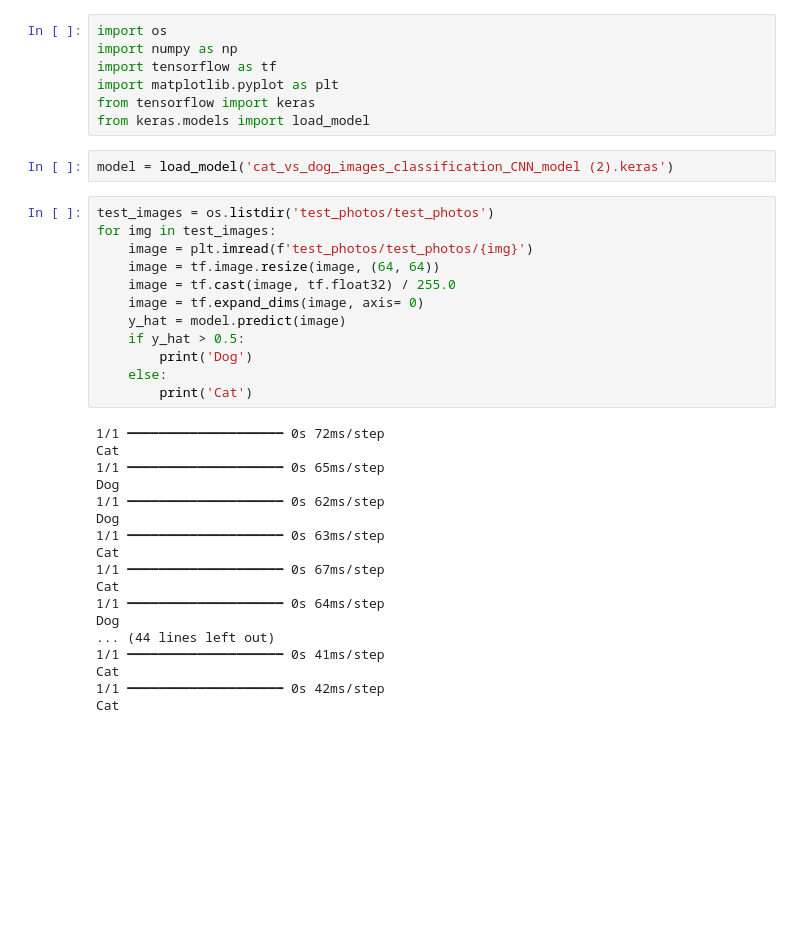
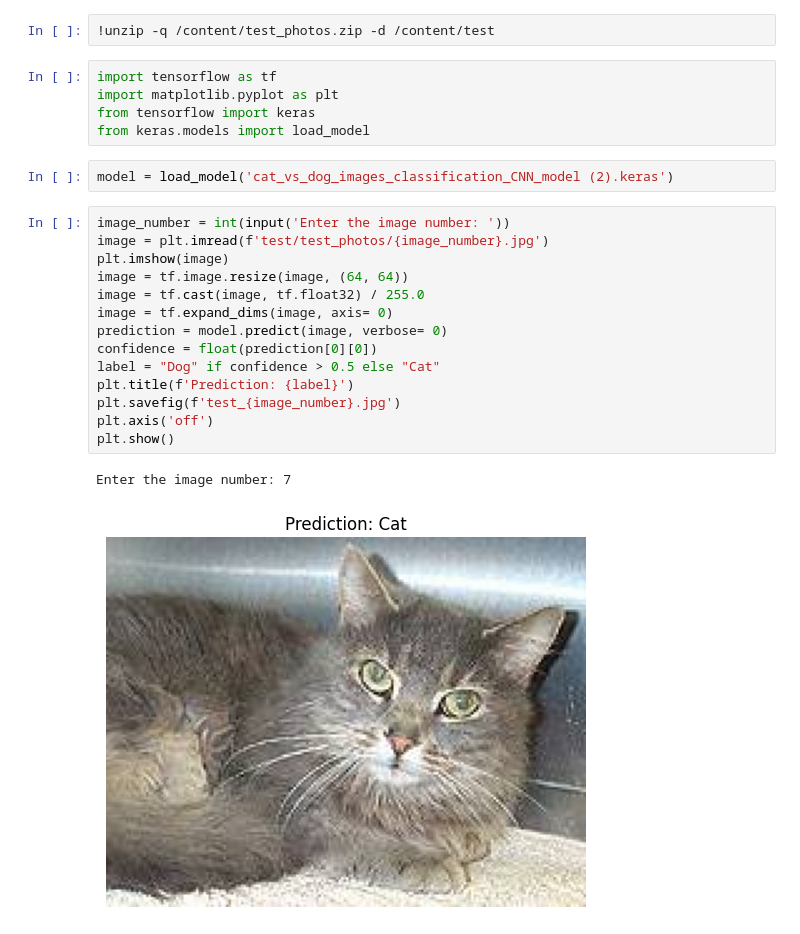
Before and after one commit to python-is-life2022/Cats-vs-Dogs-Image-Classification-CNN, a Jupyter notebook: test_cats_vs_dogs_model.ipynb, the cells around one changed output. Cells and saved outputs as stored; diff of their text form; blank space fills up the shorter version.

Commit message:
feat(testing): enhance single-image inference workflow - Add dynamic image number input from user - Format prediction output and confidence extraction - Save output plot with prediction title to disk

```diff
--- a/test_cats_vs_dogs_model.ipynb
+++ b/test_cats_vs_dogs_model.ipynb
@@ -1,8 +1,8 @@
 # %% [markdown]
 <a href="https://colab.research.google.com/github/python-is-life2022/Cats-vs-Dogs-Image-Classification-CNN/blob/main/test_cats_vs_dogs_model.ipynb" target="_parent"><img src="https://colab.research.google.com/assets/colab-badge.svg" alt="Open In Colab"/></a>
+# %%
+!unzip -q /content/test_photos.zip -d /content/test
 # %%
-import os
-import numpy as np
 import tensorflow as tf
 import matplotlib.pyplot as plt
 from tensorflow import keras
@@ -10,32 +10,19 @@ from keras.models import load_model
 # %%
 model = load_model('cat_vs_dog_images_classification_CNN_model (2).keras')
 # %%
-test_images = os.listdir('test_photos/test_photos')
-for img in test_images:
-    image = plt.imread(f'test_photos/test_photos/{img}')
-    image = tf.image.resize(image, (64, 64))
-    image = tf.cast(image, tf.float32) / 255.0
-    image = tf.expand_dims(image, axis= 0)
-    y_hat = model.predict(image)
-    if y_hat > 0.5:
-        print('Dog')
-    else:
-        print('Cat')
+image_number = int(input('Enter the image number: '))
+image = plt.imread(f'test/test_photos/{image_number}.jpg')
+plt.imshow(image)
+image = tf.image.resize(image, (64, 64))
+image = tf.cast(image, tf.float32) / 255.0
+image = tf.expand_dims(image, axis= 0)
+prediction = model.predict(image, verbose= 0)
+confidence = float(prediction[0][0])
+label = "Dog" if confidence > 0.5 else "Cat"
+plt.title(f'Prediction: {label}')
+plt.savefig(f'test_{image_number}.jpg')
+plt.axis('off')
+plt.show()
 # %% [output]
-1/1 ━━━━━━━━━━━━━━━━━━━━ 0s 72ms/step
-Cat
-1/1 ━━━━━━━━━━━━━━━━━━━━ 0s 65ms/step
-Dog
-1/1 ━━━━━━━━━━━━━━━━━━━━ 0s 62ms/step
-Dog
-1/1 ━━━━━━━━━━━━━━━━━━━━ 0s 63ms/step
-Cat
-1/1 ━━━━━━━━━━━━━━━━━━━━ 0s 67ms/step
-Cat
-1/1 ━━━━━━━━━━━━━━━━━━━━ 0s 64ms/step
-Dog
-... (44 lines left out)
-1/1 ━━━━━━━━━━━━━━━━━━━━ 0s 41ms/step
-Cat
-1/1 ━━━━━━━━━━━━━━━━━━━━ 0s 42ms/step
-Cat
+Enter the image number: 7
+[figure, added]
```
Also changed, not shown: parts of 1 cell of this notebook.
